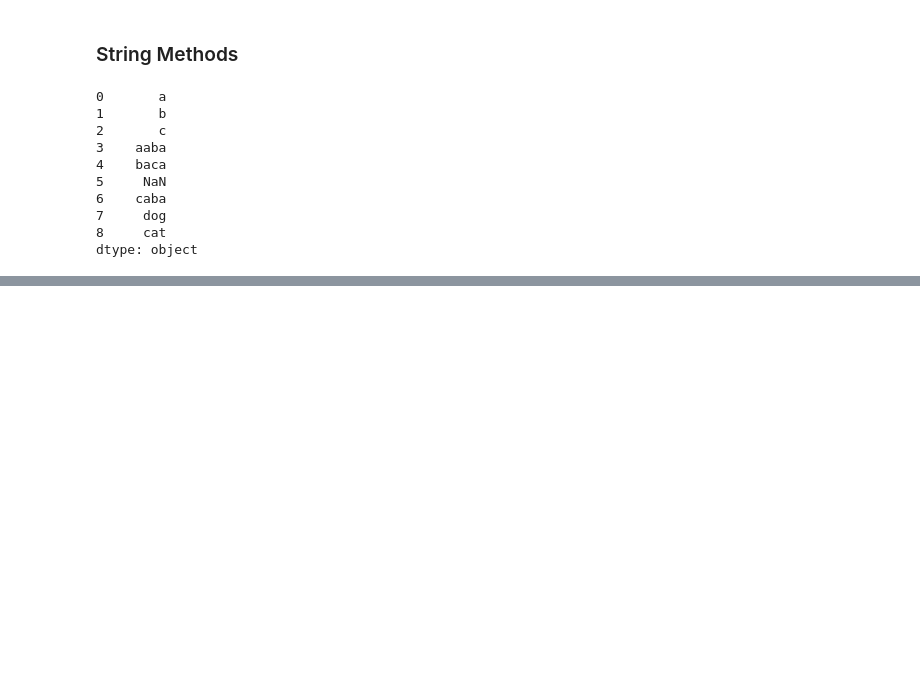
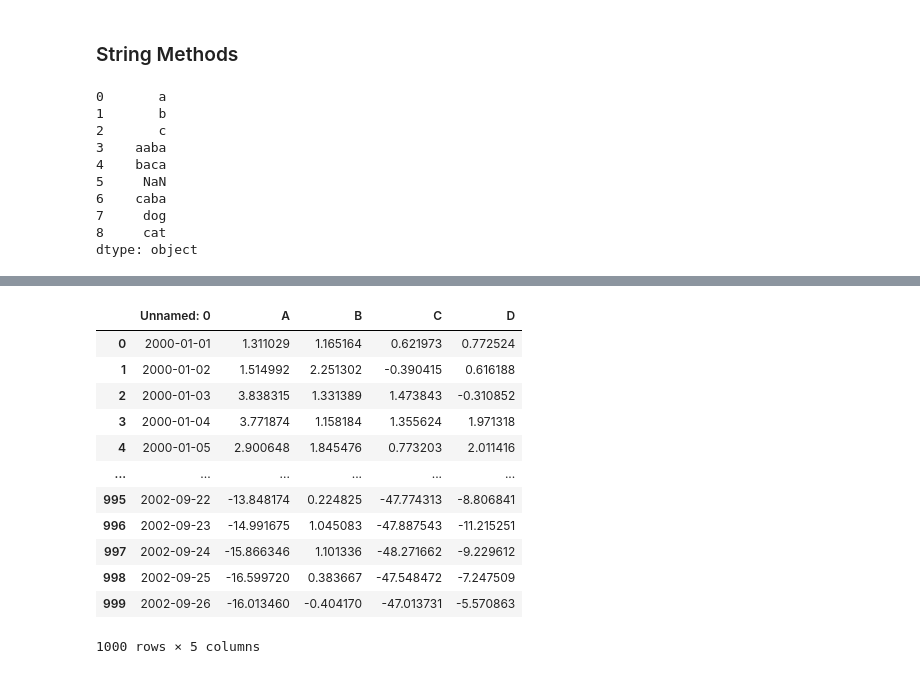
Before and after one commit to Irfan-Ahmad-byte/my_pandas, a Jupyter notebook: heart_failure.ipynb, the cells around one changed output, grey strips where cells are left out. Cells and saved outputs as stored; diff of their text form; code cells hidden in the pictures; blank space fills up the shorter version.

```diff
--- a/heart_failure.ipynb
+++ b/heart_failure.ipynb
@@ -578,0 +1097,16 @@ dtype: object
+# %%
+pd.read_csv('10mnts.csv')
+# %% [output]
+|  | Unnamed: 0 | A | B | C | D |
+| 0 | 2000-01-01 | 1.311029 | 1.165164 | 0.621973 | 0.772524 |
+| 1 | 2000-01-02 | 1.514992 | 2.251302 | -0.390415 | 0.616188 |
+| 2 | 2000-01-03 | 3.838315 | 1.331389 | 1.473843 | -0.310852 |
+| 3 | 2000-01-04 | 3.771874 | 1.158184 | 1.355624 | 1.971318 |
+| 4 | 2000-01-05 | 2.900648 | 1.845476 | 0.773203 | 2.011416 |
+| ... | ... | ... | ... | ... | ... |
+| 995 | 2002-09-22 | -13.848174 | 0.224825 | -47.774313 | -8.806841 |
+| 996 | 2002-09-23 | -14.991675 | 1.045083 | -47.887543 | -11.215251 |
+| 997 | 2002-09-24 | -15.866346 | 1.101336 | -48.271662 | -9.229612 |
+| 998 | 2002-09-25 | -16.599720 | 0.383667 | -47.548472 | -7.247509 |
+| 999 | 2002-09-26 | -16.013460 | -0.404170 | -47.013731 | -5.570863 |
+1000 rows × 5 columns
```
Also changed, not shown: parts of 108 cells of this notebook.
